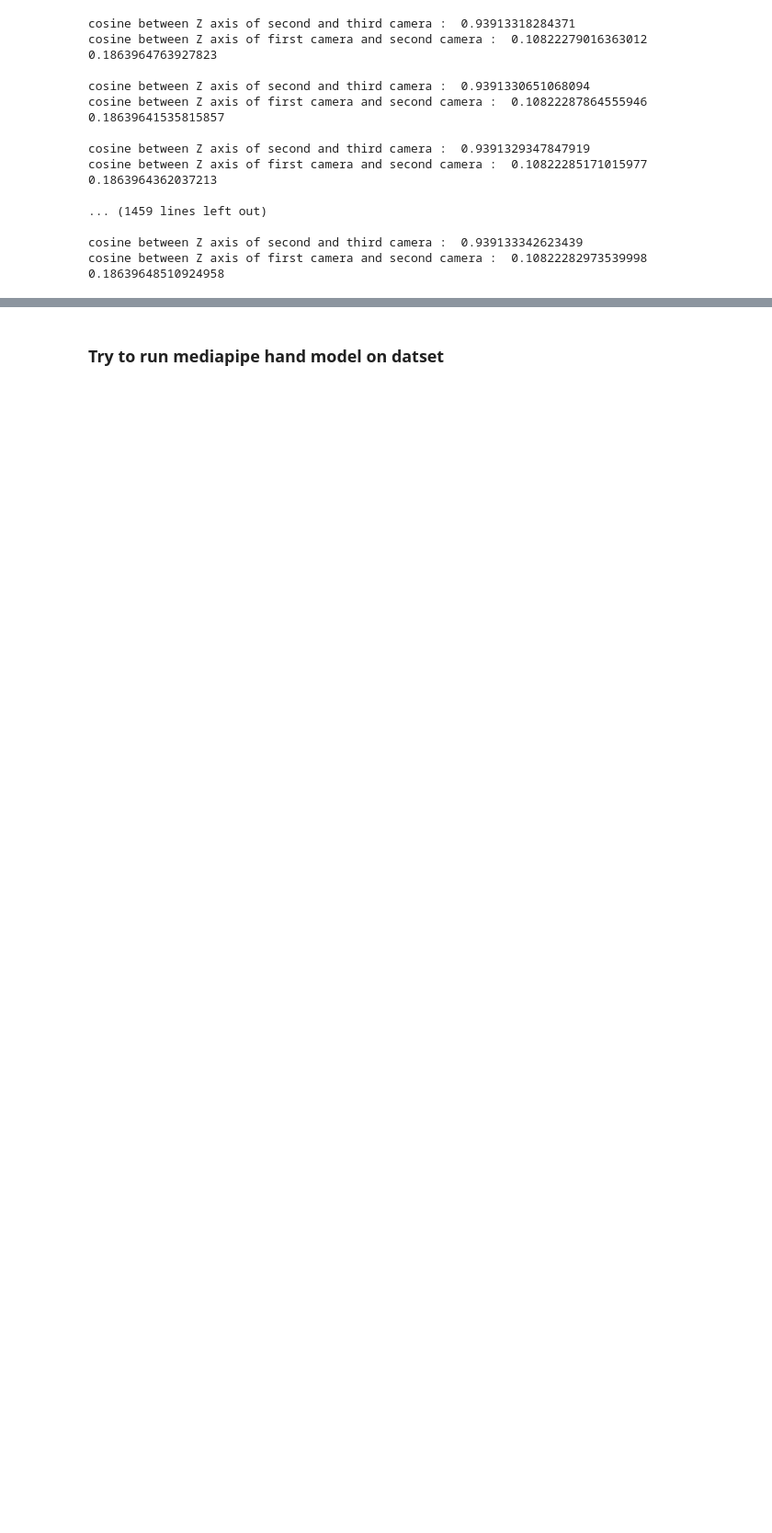
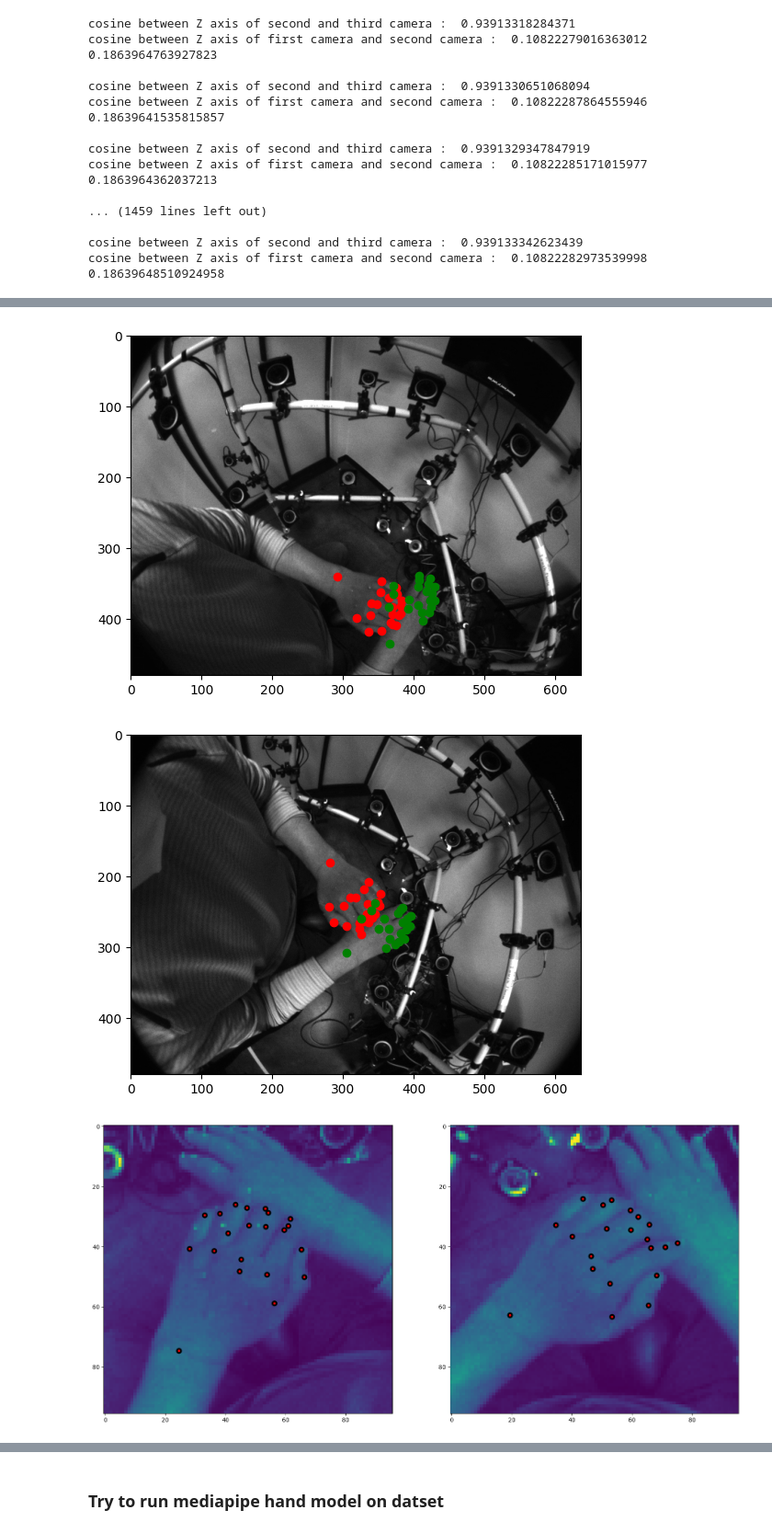
Before and after one commit to 2InfinityN6eyond/AbsoluteTrack, a Jupyter notebook: agora/playgroynd_io.ipynb, the cells around one changed output, grey strips where cells are left out. Shown at 92% size. Drawn from its saved outputs; the diff is of its cells as text; code cells hidden in the pictures; blank space fills up the shorter version.

```diff
--- a/agora/playgroynd_io.ipynb
+++ b/agora/playgroynd_io.ipynb
@@ -1860,0 +2339,63 @@ cosine between Z axis of first camera and second camera :  0.10822282973539998
+# %%
+model_name = "pretrained_weights.torch"
+model_path = os.path.join(".", "pretrained_models", model_name)
+model = load_pretrained_model(model_path)
+model.eval()
+tracker1 = HandTracker(model, HandTrackerOpts())
+tracker2 = HandTracker(model, HandTrackerOpts())
+
+
+FRAME_IDX = 29
+
+input_frame, gt_tracking = image_pose_list[FRAME_IDX]
+
+
+crop_cameras = tracker1.gen_crop_cameras(
+    [view.camera for view in input_frame.views],
+    image_pose_stream._hand_pose_labels.camera_angles,
+    hand_model,
+    gt_tracking,
+    min_num_crops=1,
+)
+
+# ==============================================
+# visualizes gt_hand_pose and whole image
+# for each camera, find if hand is projected to this camera
+# if so, visualize the keypoints on the image
+for camera_idx in range(len(input_frame.views)) :
+    orig_camera = input_frame.views[camera_idx].camera
+    keypoints_window_list = []
+    # find if crop_camera is generated to this camera
+    for hand_idx, crop_camera_dict in crop_cameras.items() :
+        if camera_idx in crop_camera_dict.keys() :
+            hand_pose = gt_tracking[hand_idx]
+            keypoints_world = landmarks_from_hand_pose(
+                hand_model,
+                hand_pose,
+                hand_idx
+            )
+            keypoints_eye = orig_camera.world_to_eye(keypoints_world)
+            keypoints_window = orig_camera.eye_to_window(keypoints_eye)
+            keypoints_window_list.append(keypoints_window)
+
+    color_list = ['r', 'g', 'b', 'y', 'm', 'c']
+    if len(keypoints_window_list) > 0 :
+        plt.imshow(input_frame.views[camera_idx].image, cmap="gray")
+        for i in range(len(keypoints_window_list)) :
+            plt.scatter(
+                keypoints_window_list[i][:, 0],
+                keypoints_window_list[i][:, 1],
+                color=color_list[i],
+                label='Keypoint'
+            )
+        plt.show()
+
+
+
+
+res = tracker1.track_frame_analysis(input_frame, hand_model, crop_cameras, gt_tracking)
+res_orig = tracker2.track_frame(input_frame, hand_model, crop_cameras)
+# %% [output]
+[figure, added]
+[figure, added]
+[figure, added]
```
Also changed, not shown: parts of 19 cells of this notebook, 17 other files.
